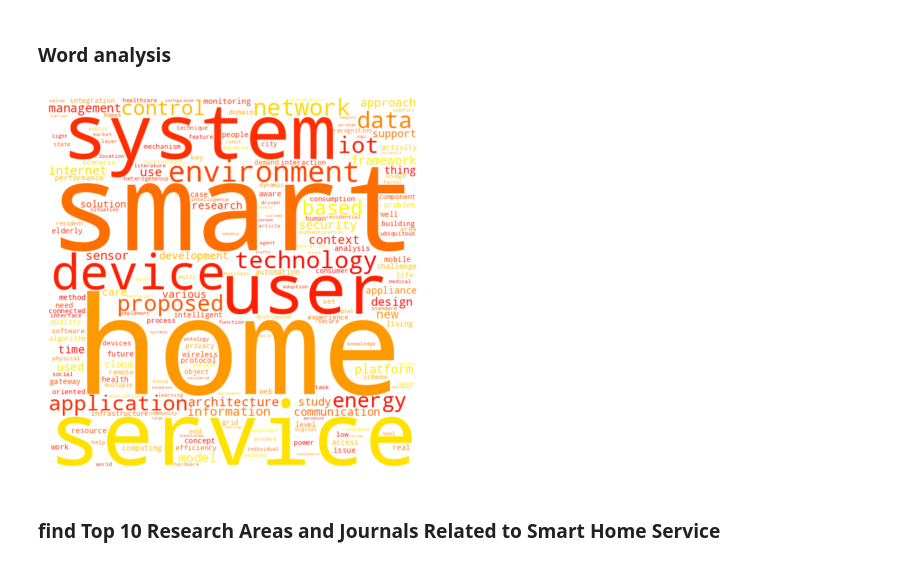
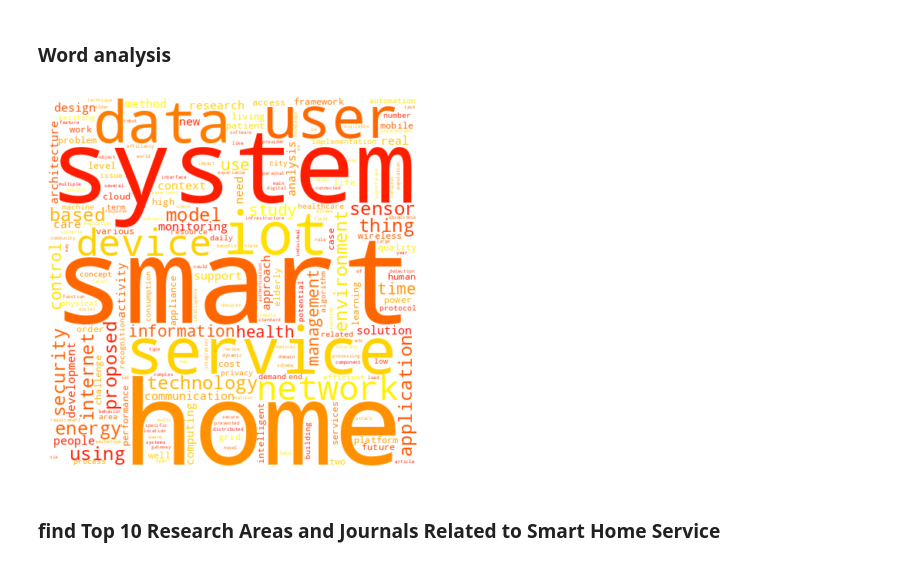
Before and after one commit to Geunhyeong-Han/shs-literature-text-mining, a Jupyter notebook: main.ipynb, the cells around one changed output. Saved outputs shown, nothing was run; the diff lists cells and outputs as text; code cells hidden in the pictures.

Commit message:
Colaboratory를 통해 생성됨

```diff
--- a/main.ipynb
+++ b/main.ipynb
@@ -94,6 +95,6 @@ stemmer = PorterStemmer()
 # %% [markdown]
 ### Data Load
 # %%
-data = pd.read_csv("/content/drive/MyDrive/Colab Notebooks/Smart_Home_Service/pilot_data.csv")
+data = pd.read_csv("/content/drive/MyDrive/Colab Notebooks/Smart_Home_Service/SHS_papers.csv")
 print("초기 Document 수 :", data.shape[0])
 # %% [output]
@@ -690,42 +691,39 @@ print("최종 선정 word-feature 갯수:",tfidf_matrix.shape[1])
 tfidf = tfidf_matrix
 tfidf_array = tfidf.toarray()
 
 tfidf_means = np.mean(tfidf_array, axis=0).reshape(-1, 1)
 cosine_sim = cosine_similarity(tfidf_array.T)
 cosine_means = np.mean(cosine_sim, axis=0).reshape(-1, 1)
 
-# 중심점 계산
 centroid_features = np.mean(tfidf_array.T, axis=0)
 cosine_similarities = cosine_similarity(tfidf_array.T, centroid_features.reshape(1, -1))
 
 dot_product = tfidf_array.T.dot(tfidf_array)
 dot_product_means = np.mean(dot_product, axis=0).reshape(-1, 1)
 
 lda_model = LatentDirichletAllocation(n_components=1)
 lda_model.fit(tfidf_array)
 lda_scores = lda_model.components_[0].reshape(-1, 1)
 
-# 스케일링
 scaler = MinMaxScaler()
 scaled_values = scaler.fit_transform(np.hstack([tfidf_means, cosine_means, cosine_similarities, dot_product_means, lda_scores]))
 
-# 스케일링된 값들을 합침
 keyword_values = np.sum(scaled_values, axis=1)
 
-# NaN 값이 있는지 확인
 if np.isnan(keyword_values).any():
-    # NaN 값을 0으로 채움
     keyword_values = np.nan_to_num(keyword_values)
 
+palettes = ['spring', 'summer', 'seismic','PuBu']
+
 # 워드 클라우드 그리기
-wordcloud = WordCloud(background_color ='white', colormap='autumn',
-                      width = 700, height = 700, random_state = 43,
-                      prefer_horizontal = True).generate_from_frequencies(dict(zip(vectorizer.get_feature_names_out(), keyword_values)))
+wordcloud = WordCloud(background_color ='white', colormap='autumn_r',
+                      random_state = 43, width = 480, height=480, contour_width=3).generate_from_frequencies(dict(zip(vectorizer.get_feature_names_out(), keyword_values)))
+
 plt.imshow(wordcloud, interpolation='bilinear')
 plt.axis("off")
 plt.show()
 # %% [output]
-[figure, old version]
+[figure, new version]
 # %% [markdown]
 ### find Top 10 Research Areas and Journals Related to Smart Home Service
 # %% [markdown]
```
Also changed, not shown: parts of 25 cells of this notebook.
